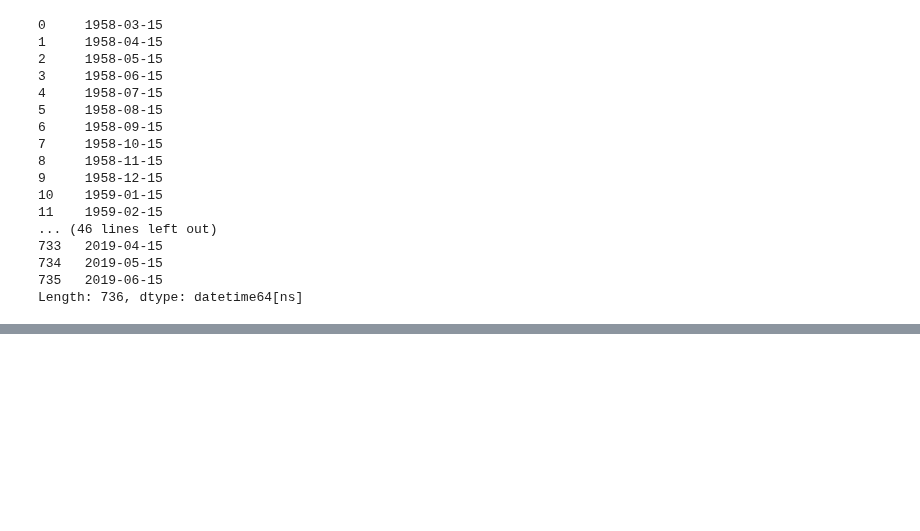
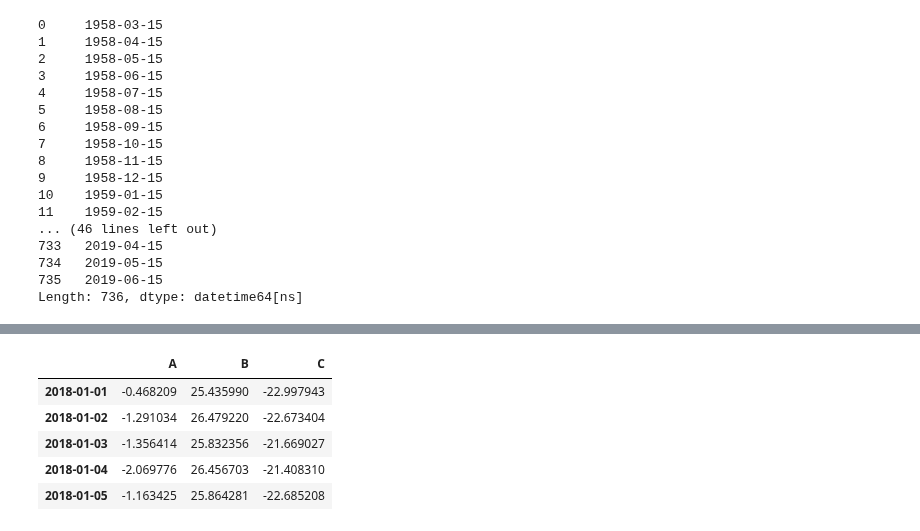
Before and after one commit to Pballer/dc-ds-071519, a Jupyter notebook: code_warmup/week2/pandas_july222019.ipynb, the cells around one changed output, grey strips where cells are left out. Drawn from its saved outputs; the diff is of its cells as text; code cells hidden in the pictures; blank space fills up the shorter version.

```diff
--- a/code_warmup/week2/pandas_july222019.ipynb
+++ b/code_warmup/week2/pandas_july222019.ipynb
@@ -85,0 +161,18 @@ Length: 736, dtype: datetime64[ns]
+# %%
+import pandas as pd
+import numpy as np
+
+np.random.seed(777)
+
+data = pd.DataFrame({'A':np.random.randn(365).cumsum(),
+                    'B':np.random.randn(365).cumsum() + 25,
+                    'C':np.random.randn(365).cumsum() - 25},
+                     index = pd.date_range('1/1/2018', periods = 365))
+data.head()
+# %% [output]
+|  | A | B | C |
+| 2018-01-01 | -0.468209 | 25.435990 | -22.997943 |
+| 2018-01-02 | -1.291034 | 26.479220 | -22.673404 |
+| 2018-01-03 | -1.356414 | 25.832356 | -21.669027 |
+| 2018-01-04 | -2.069776 | 26.456703 | -21.408310 |
+| 2018-01-05 | -1.163425 | 25.864281 | -22.685208 |
```
Also changed, not shown: parts of 15 cells of this notebook.
